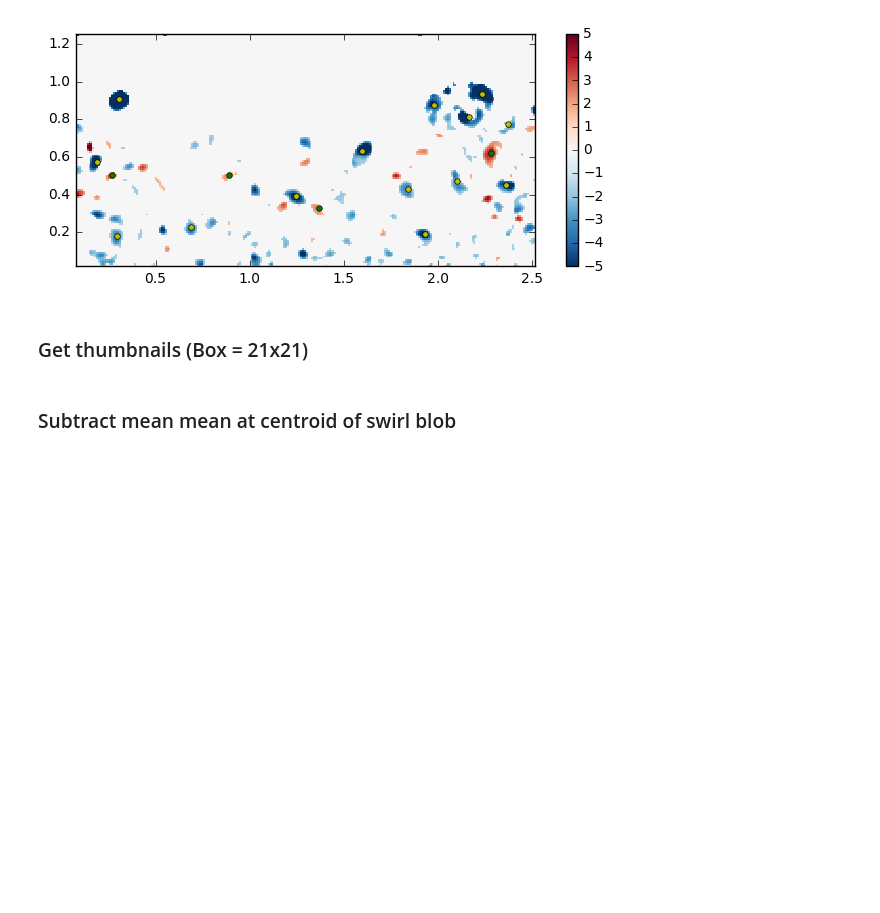
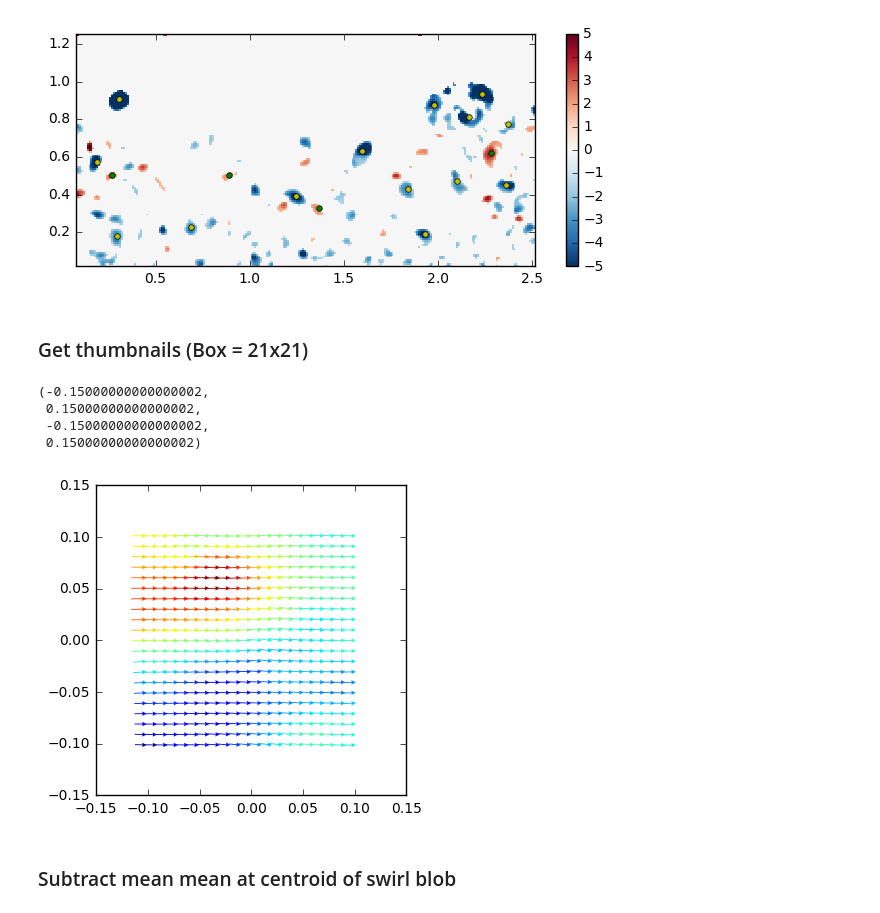
Before and after one commit to owenjhwilliams/ASIIT, a Jupyter notebook: MatchHairpinsMinimize.ipynb, the cells around one changed output. Saved outputs shown, nothing was run; the diff lists cells and outputs as text; code cells hidden in the pictures; blank space fills up the shorter version.

```diff
--- a/MatchHairpinsMinimize.ipynb
+++ b/MatchHairpinsMinimize.ipynb
@@ -267,4 +267,15 @@ Ut, Vt, St= PIVutils.getThumbnails2D(U,V,Swirl,cent_Pro,BoxSize)
 #Ut2, Vt2, St2 = PIVutils.getThumbnails2D(U,V,Swirl,cent_Ret,BoxSize)
+# %%
+plt.figure()
+M = np.hypot(Ut[:,:,0], Vt[:,:,0])
+Q = plt.quiver(X, Y, Ut[:,:,0], Vt[:,:,0], M, units='x', pivot='tip',headwidth=5, scale=100)
+plt.axis('scaled')
+# %% [output]
+(-0.15000000000000002,
+ 0.15000000000000002,
+ -0.15000000000000002,
+ 0.15000000000000002)
+[figure, added]
 # %% [markdown]
 ### Subtract mean mean at centroid of swirl blob
 # %%
```
Also changed, not shown: parts of 22 cells of this notebook, 9 other files.
